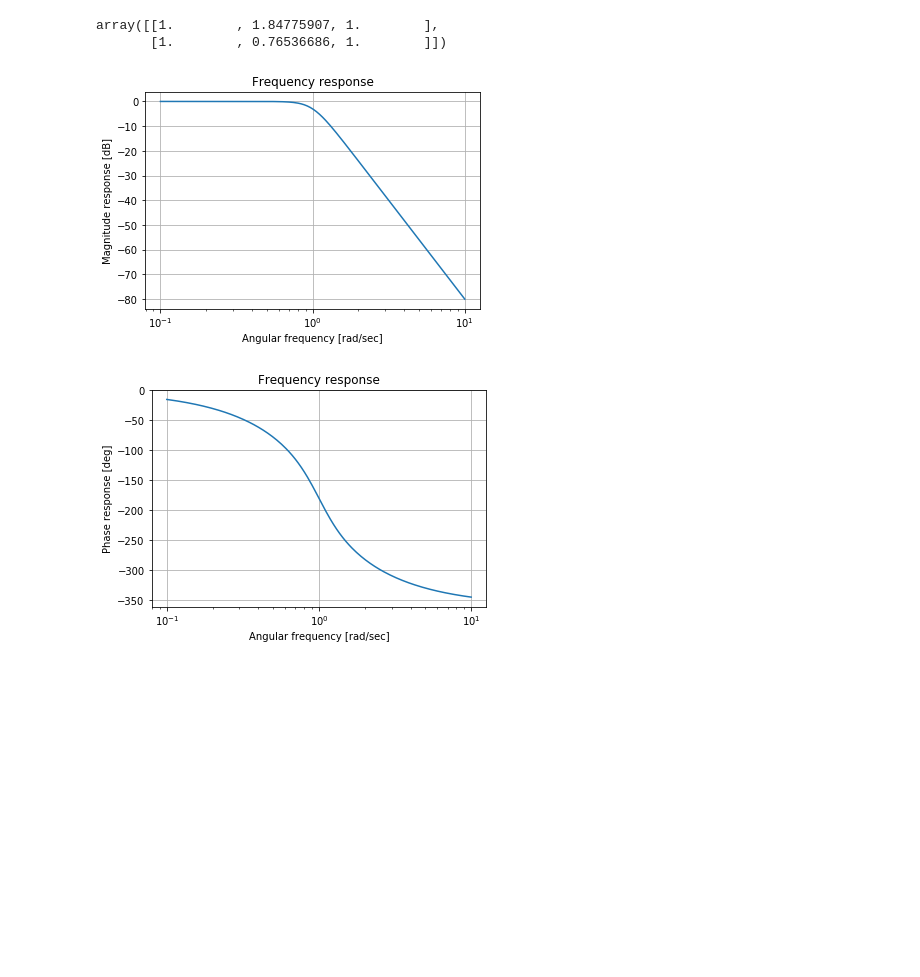
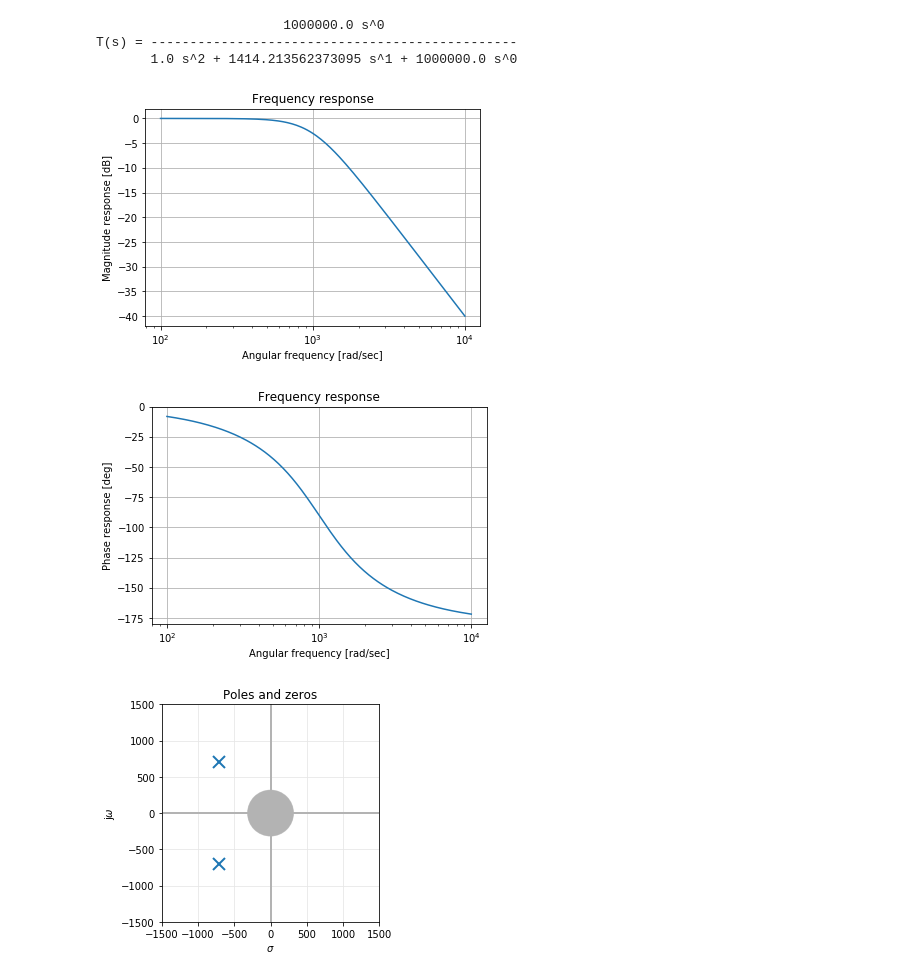
Before and after one commit to AnzeMendoza/UTN, a Jupyter notebook: TeoriaDeCircuitosII/TC_FiltrosAnalogicos.ipynb, the cells around one changed output. Drawn from its saved outputs; the diff is of its cells as text; code cells hidden in the pictures; blank space fills up the shorter version.

```diff
--- a/TeoriaDeCircuitosII/TC_FiltrosAnalogicos.ipynb
+++ b/TeoriaDeCircuitosII/TC_FiltrosAnalogicos.ipynb
@@ -8,24 +11,18 @@ from splane import pzmap, grpDelay, bodePlot, convert2SOS
 # %%
-plt.close('all')
-
-ORDER = 4
-RIPPLE = 2
-
-w0 = 1
-Q = 10
-k = 1
+ORDER = 2
+w0 = 1000
 
 P_s, Q_s = sig.butter(ORDER, w0, 'low', analog=True)
 
 H_s = sig.TransferFunction(P_s, Q_s)
 
+pretty(H_s)
 bodePlot(H_s)
-
-SOSpolynomials = convert2SOS(H_s)
-
-display(SOSpolynomials)
+pzmap(H_s)
 # %% [output]
-array([[1.        , 1.84775907, 1.        ],
-       [1.        , 0.76536686, 1.        ]])
+                        1000000.0 s^0
+T(s) = -----------------------------------------------
+       1.0 s^2 + 1414.213562373095 s^1 + 1000000.0 s^0
-[figure, old version]
+[figure, new version]
-[figure, old version]
+[figure, new version]
+[figure, added]
```
Also changed, not shown: parts of 5 cells of this notebook, 4 other files.
